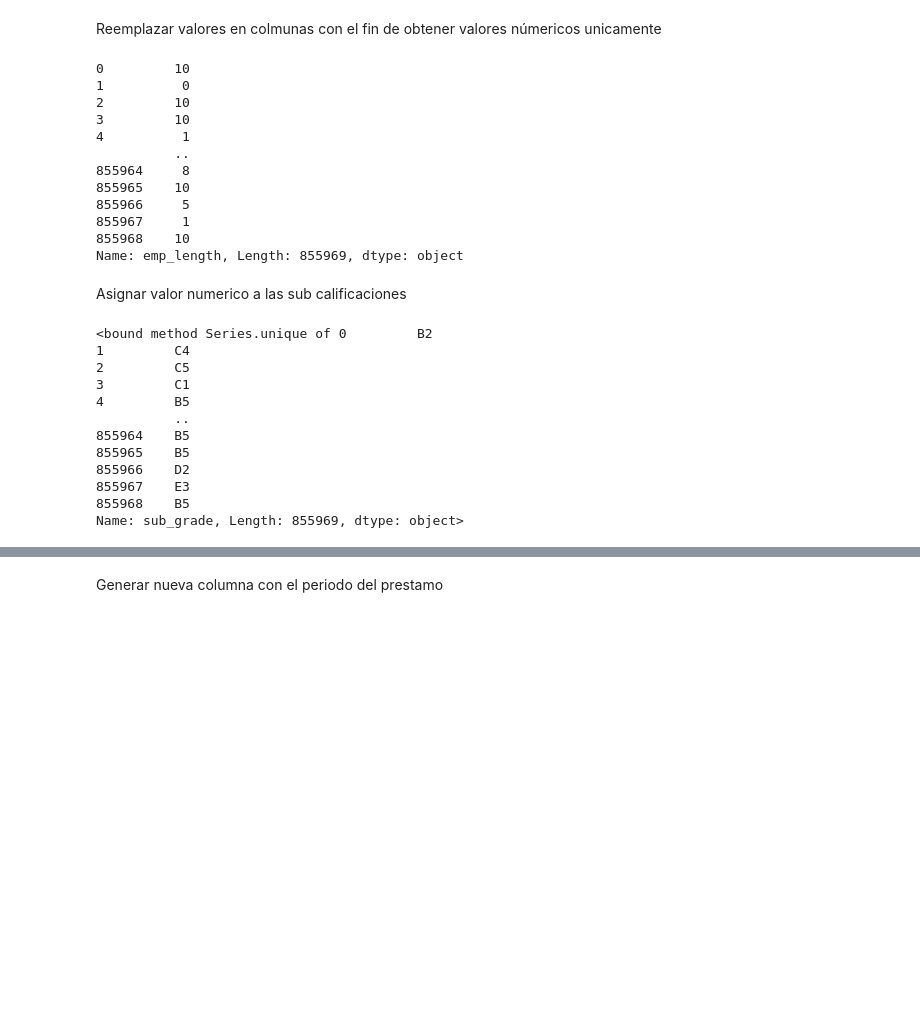
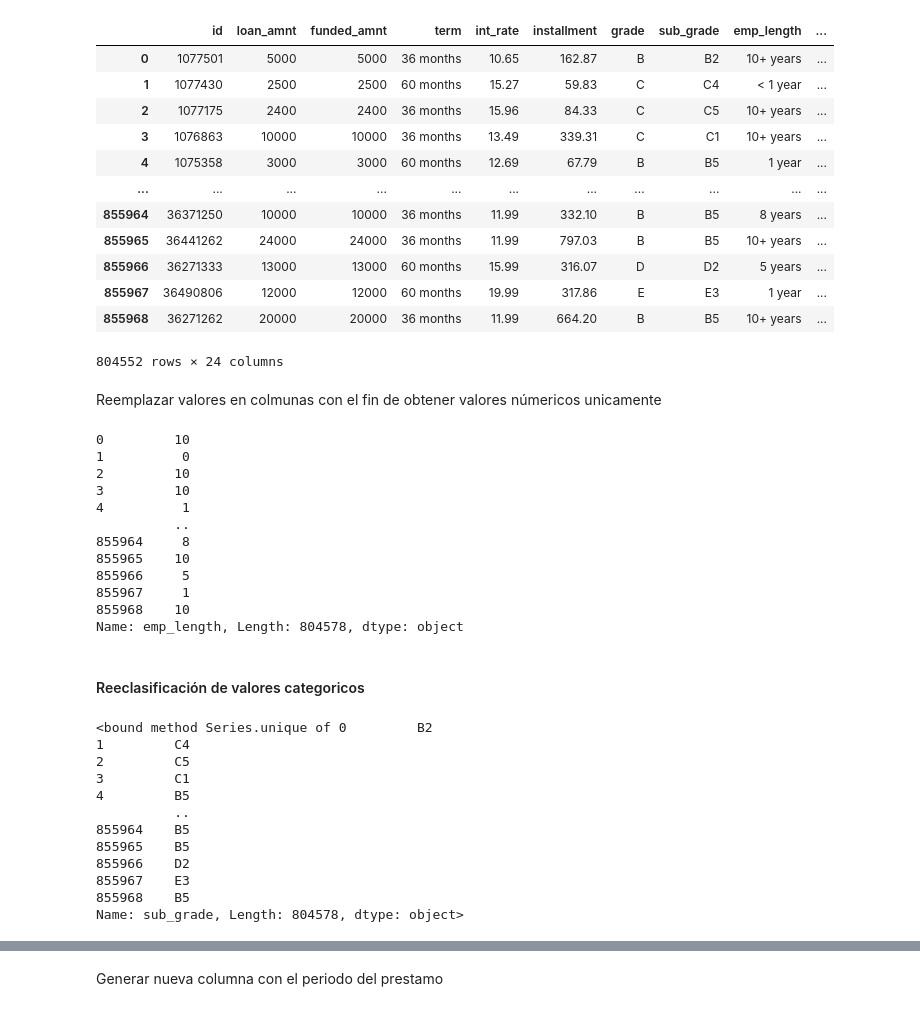
Before and after one commit to AranzaEsteban/aprendizaje_automatico, a Jupyter notebook: Tarea2.ipynb, the cells around one changed output, grey strips where cells are left out. Saved outputs shown, nothing was run; the diff lists cells and outputs as text; code cells hidden in the pictures; blank space fills up the shorter version.

```diff
--- a/Tarea2.ipynb
+++ b/Tarea2.ipynb
@@ -98,0 +42,35 @@ loans = loans.drop(remove_col, axis=1)
+# %%
+# Lista de columnas_seleccionadas
+resultado_columnas = loans.columns.isin([
+    'id',
+    'loan_amnt',
+    'funded_amnt',
+    'term',
+    'int_rate',
+    'installment',
+    'grade',
+    'sub_grade',
+    'emp_length',
+    'home_ownership',
+    'annual_inc',
+    'purpose',
+    'addr_state',
+    'open_acc',
+    'total_pymnt_inv',
+    'last_credit_pull_d',
+    'earliest_cr_line',
+    'total_rec_int',
+    'last_pymnt_d',
+    'last_pymnt_amnt',
+    'last_credit_pull_d',
+    'application_type',
+    'default_ind'
+])
+
+columnas_selecc = loans.columns[resultado_columnas]
+
+# selecting the desired columns
+df = loans[columnas_selecc]
+# %%
+# Validar que el monto del prestamo sea el mismo que se garantizo y en caso de que se igual omitir columna 'funded_amnt'
+df['loanVSfunded'] = df['loan_amnt'] - df['funded_amnt']; df['loanVSfunded']
@@ -99,17 +111,32 @@ loans = loans.drop(remove_col, axis=1)
+# %%
+# Debido a que la variable con mayor cantidad de NaN´s corresponde al 5% del conjunto de datos, se omitiran dichos datos
+df = df.dropna();df_sin_na
+# %% [output]
+|  | id | loan_amnt | funded_amnt | term | int_rate | installment | grade | sub_grade | emp_length | ... |
+| 0 | 1077501 | 5000 | 5000 | 36 months | 10.65 | 162.87 | B | B2 | 10+ years | ... |
+| 1 | 1077430 | 2500 | 2500 | 60 months | 15.27 | 59.83 | C | C4 | < 1 year | ... |
+| 2 | 1077175 | 2400 | 2400 | 36 months | 15.96 | 84.33 | C | C5 | 10+ years | ... |
+| 3 | 1076863 | 10000 | 10000 | 36 months | 13.49 | 339.31 | C | C1 | 10+ years | ... |
+| 4 | 1075358 | 3000 | 3000 | 60 months | 12.69 | 67.79 | B | B5 | 1 year | ... |
+| ... | ... | ... | ... | ... | ... | ... | ... | ... | ... | ... |
+| 855964 | 36371250 | 10000 | 10000 | 36 months | 11.99 | 332.10 | B | B5 | 8 years | ... |
+| 855965 | 36441262 | 24000 | 24000 | 36 months | 11.99 | 797.03 | B | B5 | 10+ years | ... |
+| 855966 | 36271333 | 13000 | 13000 | 60 months | 15.99 | 316.07 | D | D2 | 5 years | ... |
+| 855967 | 36490806 | 12000 | 12000 | 60 months | 19.99 | 317.86 | E | E3 | 1 year | ... |
+| 855968 | 36271262 | 20000 | 20000 | 36 months | 11.99 | 664.20 | B | B5 | 10+ years | ... |
+804552 rows × 24 columns
 # %% [markdown]
 Reemplazar valores en colmunas con el fin de obtener valores númericos unicamente
 # %%
-
 # Omitir palabras en term para obtener valores numericos
-loans['term'] = loans['term'].str.replace(' months', '')
+df['term'] = df['term'].str.replace(' months', '')
 
 # reemplazar '< 1 year' por 0's y omitir palabras 'years/year'
-loans['emp_length'] = loans['emp_length'].str.replace('< 1 year', '0')
-loans['emp_length'] = loans['emp_length'].str.replace('+ years', '')
-loans['emp_length'] = loans['emp_length'].str.replace(' years', '')
-loans['emp_length'] = loans['emp_length'].str.replace(' year', '')
-
-loans['emp_length']
+df['emp_length'] = df['emp_length'].str.replace('< 1 year', '0')
+df['emp_length'] = df['emp_length'].str.replace('+ years', '')
+df['emp_length'] = df['emp_length'].str.replace(' years', '')
+df['emp_length'] = df['emp_length'].str.replace(' year', '')
+df['emp_length']
 # %% [output]
 0         10
 1          0
@@ -122,12 +149,12 @@ loans['emp_length']
 855966     5
 855967     1
 855968    10
-Name: emp_length, Length: 855969, dtype: object
+Name: emp_length, Length: 804578, dtype: object
-# %% [markdown]
-Asignar valor numerico a las sub calificaciones
+# %% [markdown]
+#### Reeclasificación de valores categoricos
 # %%
 # Obtener valores unicos
-loans['sub_grade'].unique
+df['sub_grade'].unique
 # %% [output]
 <bound method Series.unique of 0         B2
 1         C4
@@ -140,5 +167,5 @@ loans['sub_grade'].unique
 855966    D2
 855967    E3
 855968    B5
-Name: sub_grade, Length: 855969, dtype: object>
+Name: sub_grade, Length: 804578, dtype: object>
 # %%
```
Also changed, not shown: parts of 21 cells of this notebook.
